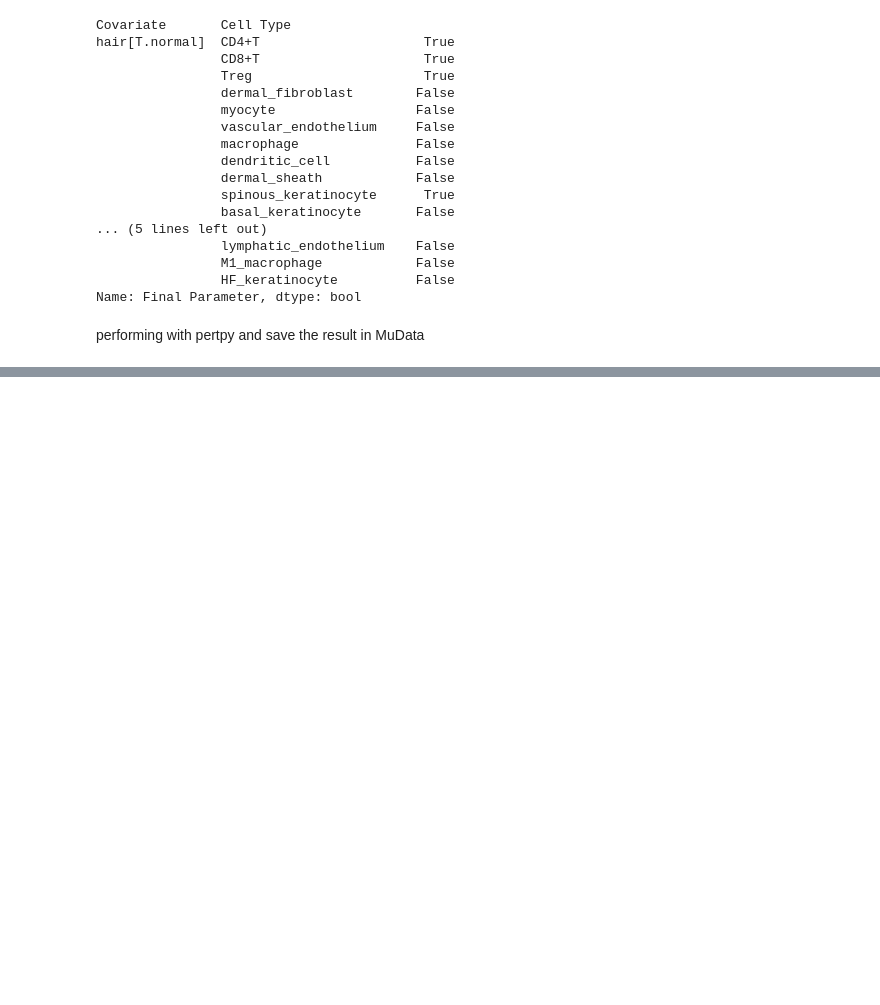
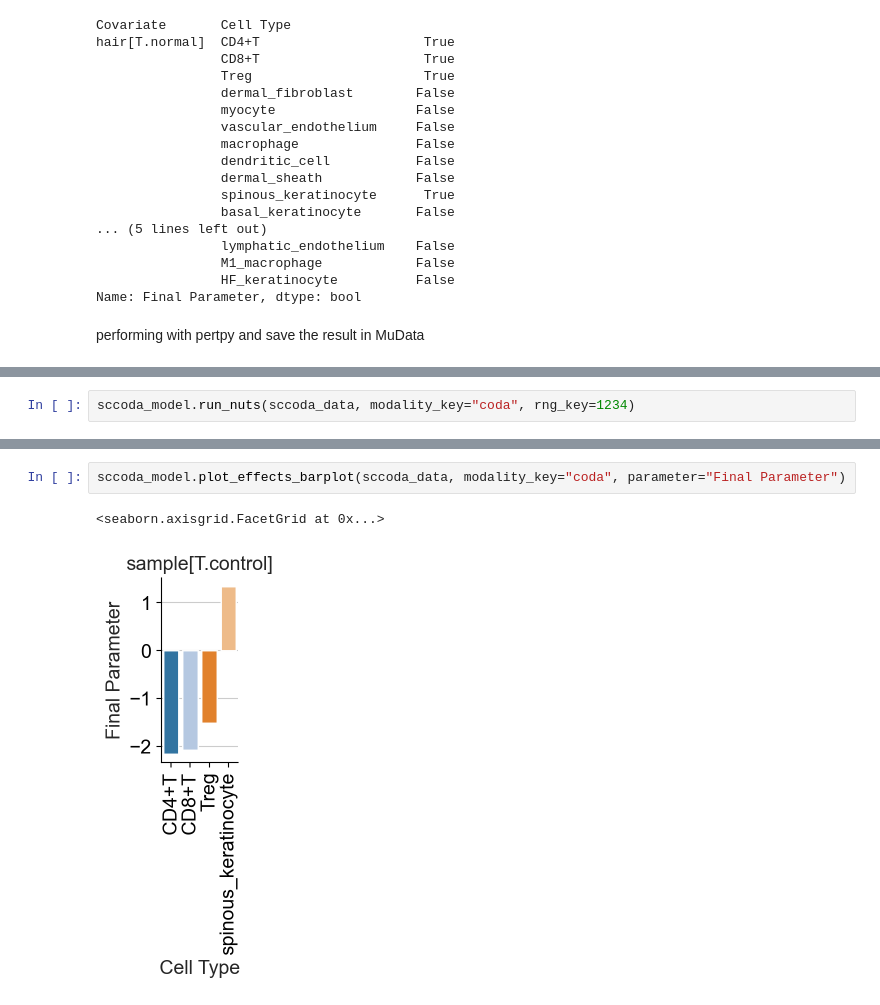
Before and after one commit to chira-ploy/singlecells-DataPlayground, a Jupyter notebook: alopecia_areata/alopecia_areata_analysis.ipynb, the cells around one changed output, grey strips where cells are left out. Cells and saved outputs as stored; diff of their text form; blank space fills up the shorter version.

```diff
--- a/alopecia_areata/alopecia_areata_analysis.ipynb
+++ b/alopecia_areata/alopecia_areata_analysis.ipynb
@@ -483,0 +546,2 @@ performing with pertpy and save the result in MuData
+# %%
+sccoda_model.run_nuts(sccoda_data, modality_key="coda", rng_key=1234)
@@ -483,0 +627,5 @@ performing with pertpy and save the result in MuData
+# %%
+sccoda_model.plot_effects_barplot(sccoda_data, modality_key="coda", parameter="Final Parameter")
+# %% [output]
+<seaborn.axisgrid.FacetGrid at 0x...>
+[figure, added]
```
Also changed, not shown: parts of 20 cells of this notebook.
